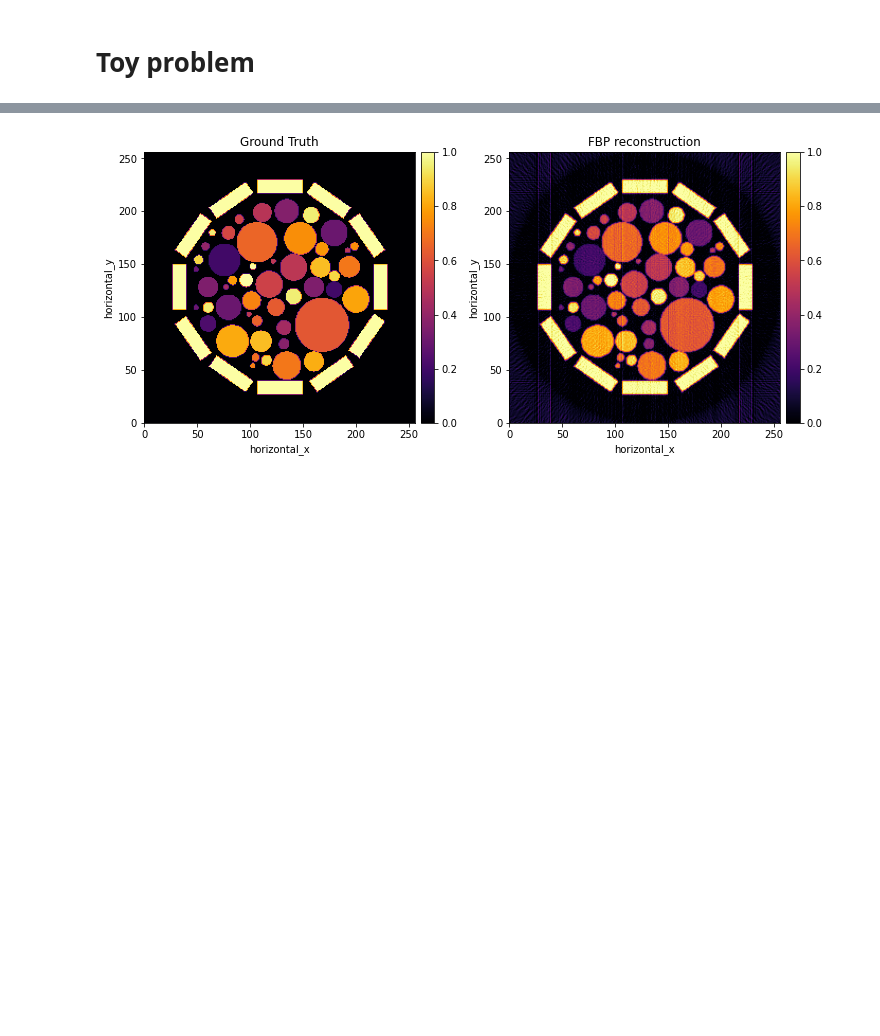
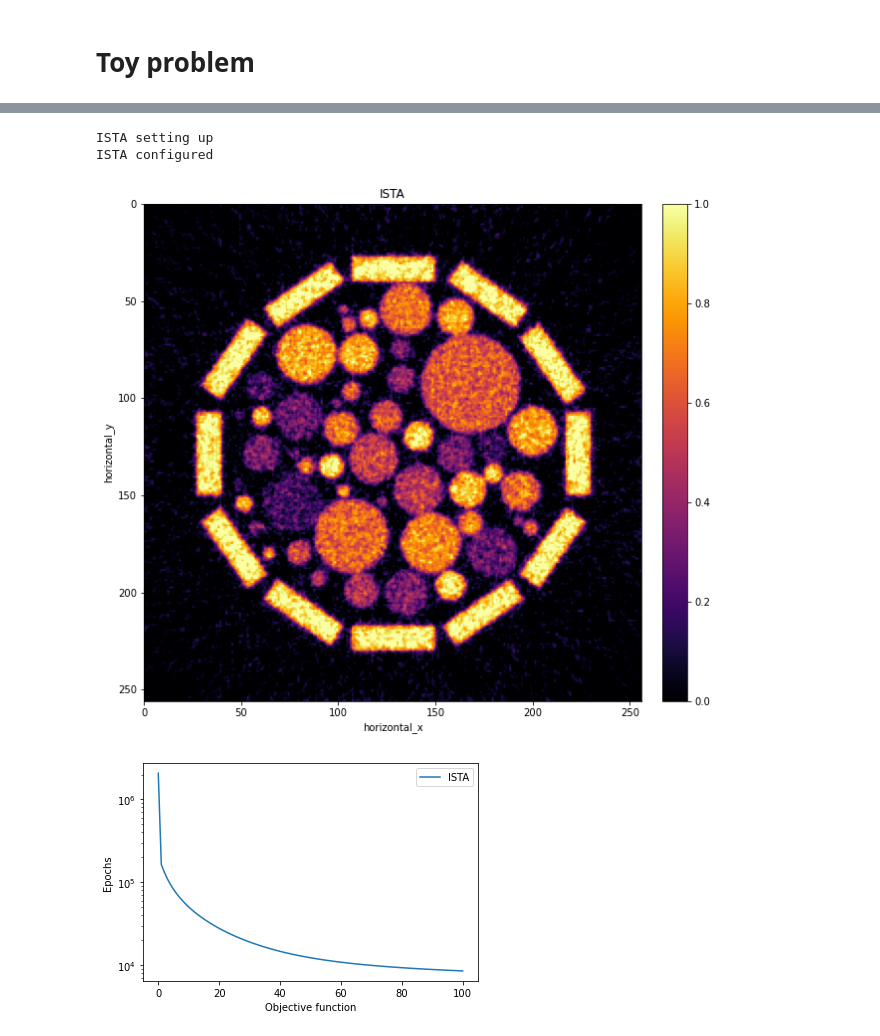
Before and after one commit to TomographicImaging/CIL, a Jupyter notebook: Imraj_WIP/Non_linear_acceleration.ipynb, the cells around one changed output, grey strips where cells are left out. Cells and saved outputs as stored; diff of their text form; code cells hidden in the pictures; blank space fills up the shorter version.

Commit message:
Abstracted into a py file class and in-line with implemented ISTA

```diff
--- a/Imraj_WIP/Non_linear_acceleration.ipynb
+++ b/Imraj_WIP/Non_linear_acceleration.ipynb
@@ -165,10 +163,0 @@ show2D([phantom, sino, noisy_sino], title=['Ground Truth', 'Sinogram', 'Noisy Si
-# %%
-# Setup and run the FBP algorithm
-fbp_recon = FBP(ig, ag,  device = 'gpu')(noisy_sino)
-
-# Show reconstructions
-show2D([phantom, fbp_recon],
-       title = ['Ground Truth','FBP reconstruction'],
-       cmap = 'inferno', fix_range=(0,1.), size=(10,10))
-# %% [output]
-[figure, removed]
@@ -207,69 +164,34 @@ class GradientDescent(Algorithm):
 # %%
+from cil.optimisation.algorithms.FISTA import ISTA
 
-class ISTA(Algorithm):
-    """
-        Iterative Shrinkage-Thresholding Algorithm
-        Goal: minimize f + g with f smooth, g simple
-
-        Convergence guarantee:
-        - f,g convex
-        - step-size < 1/L where the gradient of f is L-Lipschitz
-
-        See Section 3 of Beck, Amir, and Marc Teboulle,
-        "A fast iterative shrinkage-thresholding algorithm for linear inverse problems."
-        SIAM journal on imaging sciences 2.1 (2009)
-    """
-
-    def __init__(self, initial=None, f=None, g=None, step_size=1, n_subsets=1, **kwargs):
-        super(ISTA, self).__init__(**kwargs)
-
-        self.set_up(initial=initial, f=f, g=g, step_size=step_size, n_subsets=n_subsets)
-
-    def set_up(self, initial, f, g, step_size, n_subsets):
-        self.f = f
-        self.g = g
-        self.x = initial.copy()
-        self.objective_function = SumFunction(f, g)
-        self.x_update = initial.copy()
-        self.step_size = step_size
-        self.update_objective()
-        self.update_step_size = False
-        self.configured = True
-        self.n_subsets = n_subsets
-
-    def update(self):
-        '''Single iteration'''
-
-        self.x_update = self.f.gradient(self.x)
-        self.x_update *= -self.step_size
-        self.x += self.x_update
-        self.x = self.g.proximal(self.x, self.step_size/self.n_subsets)
-
-    def update_objective(self):
-        self.loss.append(self.objective_function(self.x))
 
 # ISTA
 num_epochs = 100
 f_gd = LeastSquares(A, noisy_sino)
 initial = ig.allocate(0)
 step_size = 1 / f_gd.L
 g_fun = IndicatorBox(lower=0)
 ista = ISTA(initial=initial, f=f_gd, g=g_fun,
                      step_size=step_size, update_objective_interval=1,
                      max_iteration=1000)
 ista.run(num_epochs, verbose=0)
 
 show2D([ista.solution],
        title=["ISTA"],
        origin="upper",
        fix_range=(0,1), num_cols=2,
        cmap='inferno')
 
 plt.figure()
 plt.semilogy(ista.objective, label="ISTA")
 
 plt.legend()
 plt.ylabel('Epochs')
 plt.xlabel('Objective function')
 plt.show()
+# %% [output]
+ISTA setting up
+ISTA configured
+[figure, added]
+[figure, added]
 # %%
```
Also changed, not shown: parts of 5 cells of this notebook, 1 other file.
